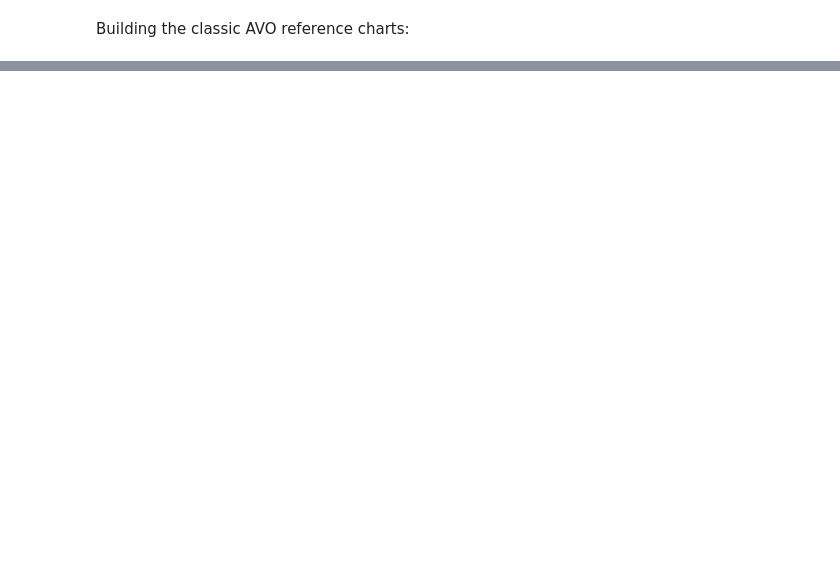
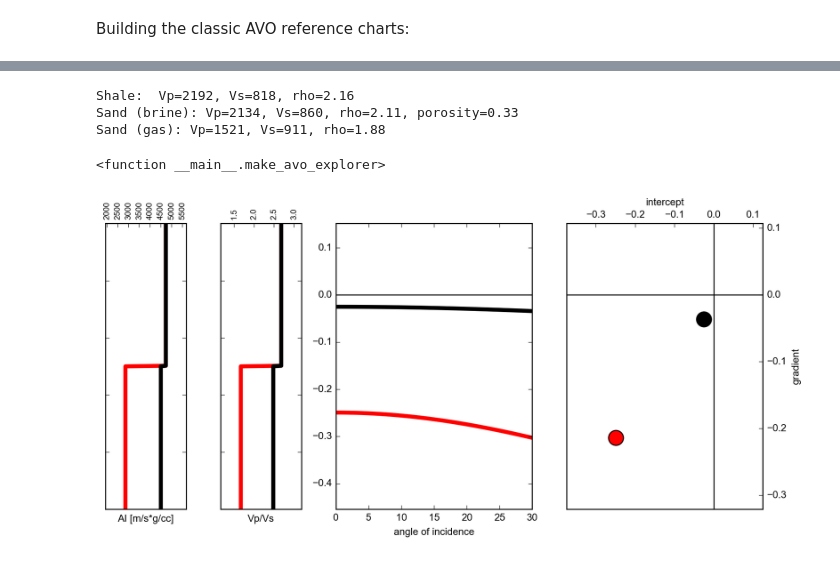
Before and after one commit to Kevin2599/geophysical_notes, a Jupyter notebook: avo_explorer.ipynb, the cells around one changed output, grey strips where cells are left out. Cells and saved outputs as stored; diff of their text form; code cells hidden in the pictures; blank space fills up the shorter version.

Commit message:
NEW NOTEBOOKS: avo explorers

```diff
--- a/avo_explorer.ipynb
+++ b/avo_explorer.ipynb
@@ -278,0 +207,31 @@ avoplotmod(vp1,vs1,rho1,vp2,vs2,rho2,angmin=0,angmax=30,name=None,polarity='norm
+# %%
+def make_avo_explorer(avoclass=3, fluid='gas', phimod=0.0):
+    shale = np.array([[3094,1515,2.40], [2643,1167,2.29], [2192,818,2.16], [3240,1620,2.34]])
+    ssbri = np.array([[4115,2453,2.32,.2], [3048,1595,2.23,.25], [2134,860,2.11,.33], [2590,1060,2.21,.18]])
+    vp1,vs1,rho1=shale[avoclass-1,0],shale[avoclass-1,1],shale[avoclass-1,2]
+    vp2,vs2,rho2=ssbri[avoclass-1,0],ssbri[avoclass-1,1],ssbri[avoclass-1,2]
+    phi2 = ssbri[avoclass-1,3]+phimod
+
+    # elastic parameters for toy-fluid replacement
+    k0 = 37.00
+    rhob, kb = 1.09,  2.20
+    if fluid is 'gas':
+        rhof_new, kf_new = 0.40,  0.02 # gas density & bulk modulus
+    else:
+        rhof_new, kf_new = 0.80,  1.02 # oil density & bulk modulus
+    vp2B,vs2B,rho2B=b.rockphysics.avseth_fluidsub(vp2,vs2,rho2*1e3,phi2,rhob*1e3,rhof_new*1e3,k0*1e9,kb*1e9,kf_new*1e9)
+    rho2B /= 1e3
+
+    print('Shale:  Vp={:.0f}, Vs={:.0f}, rho={:.2f}'.format(vp1,vs1,rho1))
+    print('Sand (brine): Vp={:.0f}, Vs={:.0f}, rho={:.2f}, porosity={:.2f}'.format(vp2,vs2,rho2,phi2))
+    print('Sand ({:s}): Vp={:.0f}, Vs={:.0f}, rho={:.2f}'.format(fluid,vp2B,vs2B,rho2B))
+
+    avomod2(vp1,vs1,rho1,vp2,vs2,rho2,vp2B,vs2B,rho2B,angmin=0,angmax=30,method='shuey')
+# %%
+interact(make_avo_explorer,phimod=(-0.1,0.1,0.02),avoclass={'Class I':1,'Class II':2,'Class III':3,'Class IV':4},fluid=['oil','gas'], continuous_update=False)
+# %% [output]
+Shale:  Vp=2192, Vs=818, rho=2.16
+Sand (brine): Vp=2134, Vs=860, rho=2.11, porosity=0.33
+Sand (gas): Vp=1521, Vs=911, rho=1.88
+<function __main__.make_avo_explorer>
+[figure, added]
```
Also changed, not shown: parts of 16 cells of this notebook, 12 other files.
